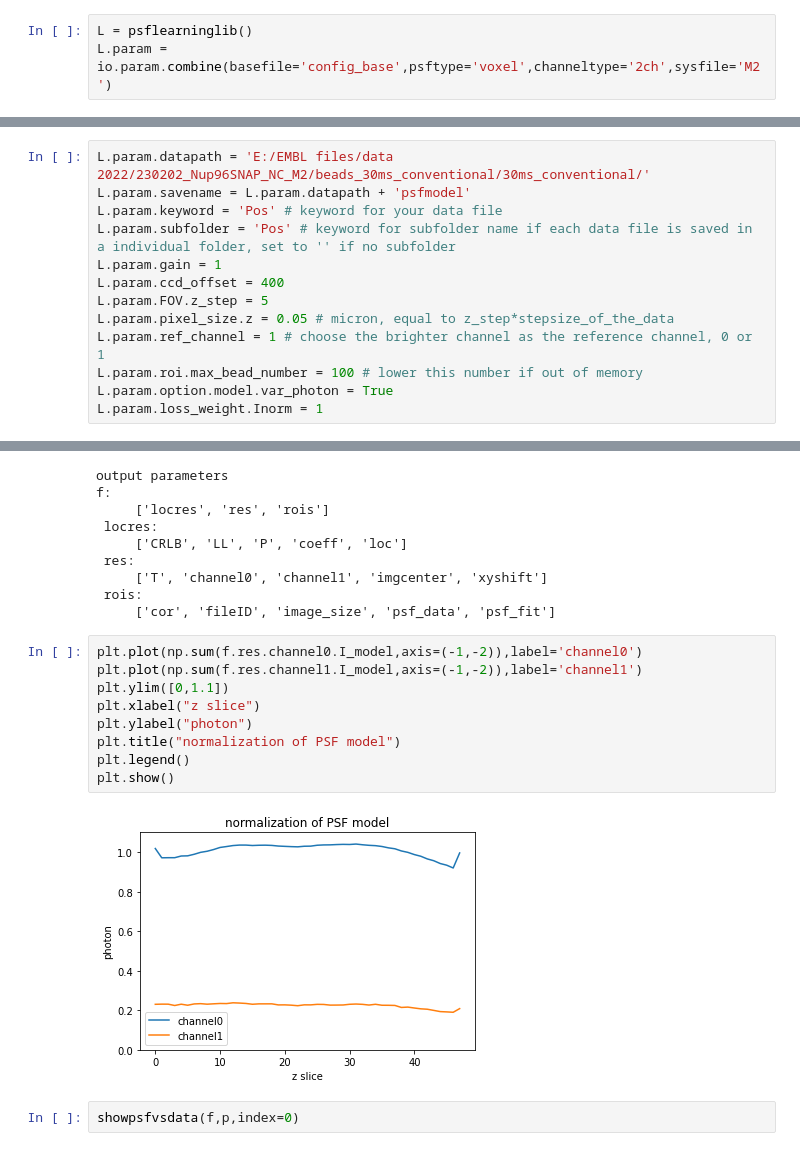
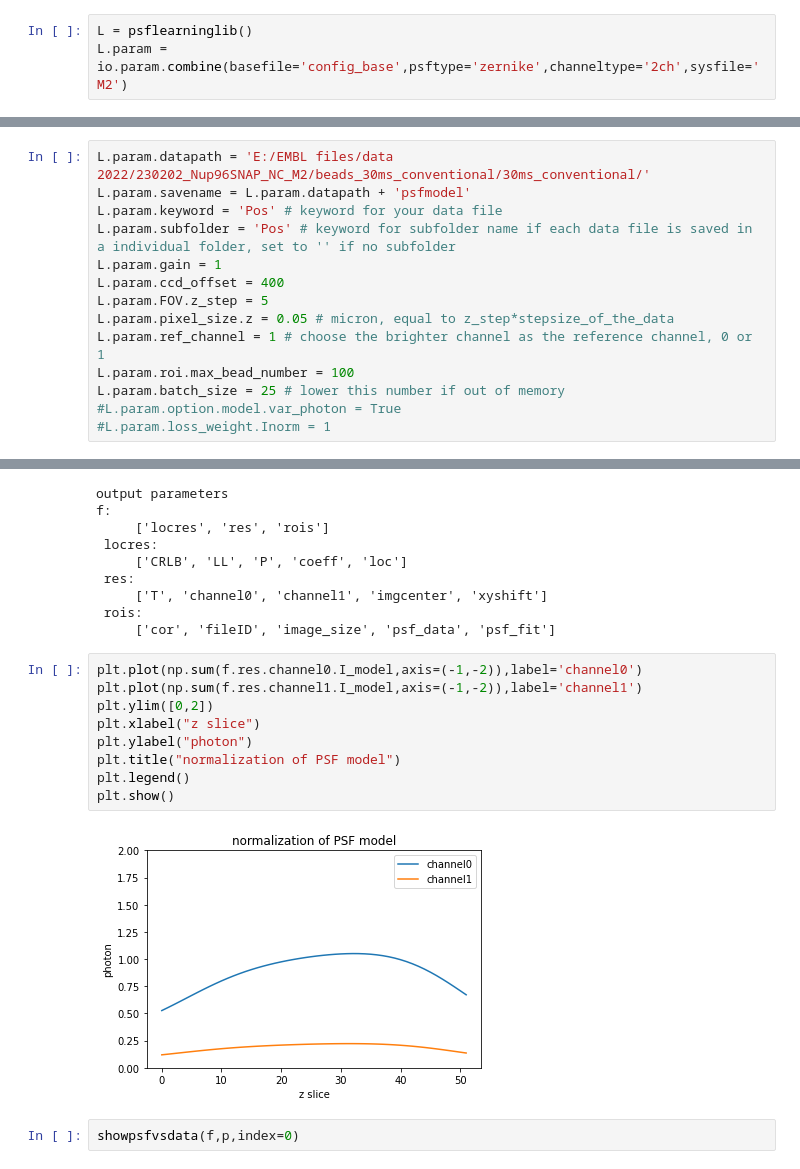
Before and after one commit to ries-lab/uiPSF, a Jupyter notebook: demo/demo_beadPSF_2ch.ipynb, the cells around one changed output, grey strips where cells are left out. Saved outputs shown, nothing was run; the diff lists cells and outputs as text.

Commit message:
test batch proc with bead

````diff
--- a/demo/demo_beadPSF_2ch.ipynb
+++ b/demo/demo_beadPSF_2ch.ipynb
@@ -22,7 +22,7 @@ For advanced user, pass in base file only as below to interact with all paramete
 ```
 # %%
 L = psflearninglib()
-L.param = io.param.combine(basefile='config_base',psftype='voxel',channeltype='2ch',sysfile='M2')
+L.param = io.param.combine(basefile='config_base',psftype='zernike',channeltype='2ch',sysfile='M2')
 # %% [markdown]
 ##### Edit user defined parameters
 # %%
@@ -35,9 +35,10 @@ L.param.ccd_offset = 400
 L.param.FOV.z_step = 5
 L.param.pixel_size.z = 0.05 # micron, equal to z_step*stepsize_of_the_data
 L.param.ref_channel = 1 # choose the brighter channel as the reference channel, 0 or 1
-L.param.roi.max_bead_number = 100 # lower this number if out of memory
-L.param.option.model.var_photon = True
-L.param.loss_weight.Inorm = 1
+L.param.roi.max_bead_number = 100
+L.param.batch_size = 25 # lower this number if out of memory
+#L.param.option.model.var_photon = True
+#L.param.loss_weight.Inorm = 1
 # %% [markdown]
 Optional parameters, change cell type to $\small\color{#318CE7}{\mathrm{Python}}$ to activate the cell
 Parameter | Options | Default
@@ -117,14 +117,14 @@ f:
 # %%
 plt.plot(np.sum(f.res.channel0.I_model,axis=(-1,-2)),label='channel0')
 plt.plot(np.sum(f.res.channel1.I_model,axis=(-1,-2)),label='channel1')
-plt.ylim([0,1.1])
+plt.ylim([0,2])
 plt.xlabel("z slice")
 plt.ylabel("photon")
 plt.title("normalization of PSF model")
 plt.legend()
 plt.show()
 # %% [output]
-[figure, old version]
+[figure, new version]
 # %%
 showpsfvsdata(f,p,index=0)
 # %% [output]
````
Also changed, not shown: parts of 6 cells of this notebook, 3 other files.
